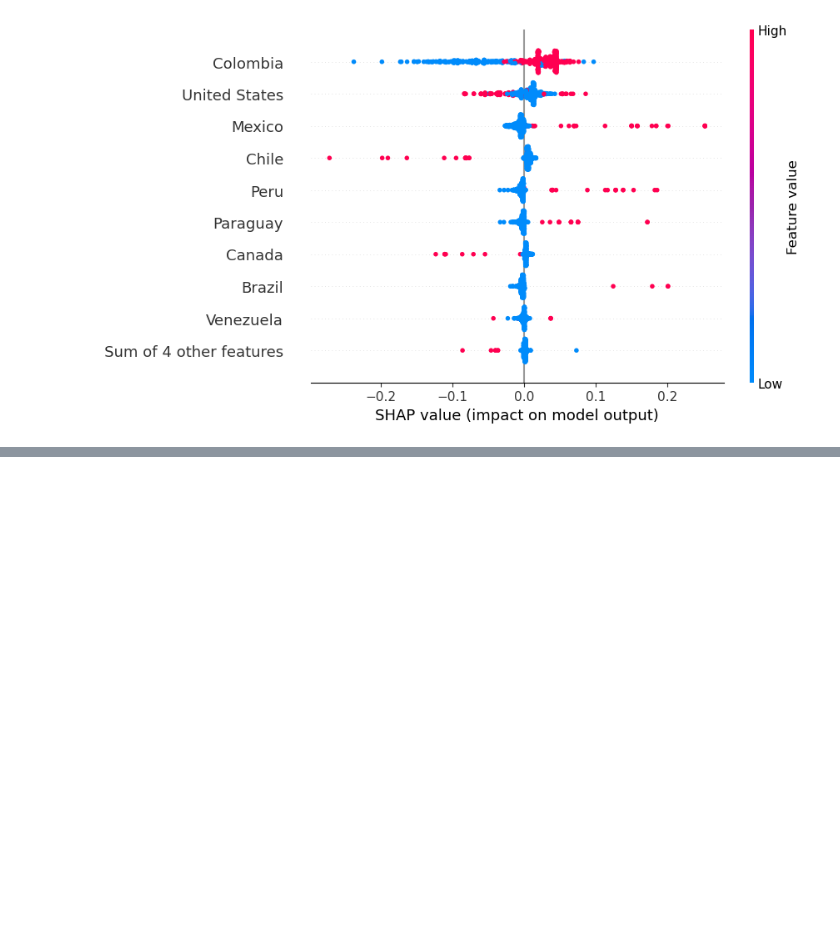
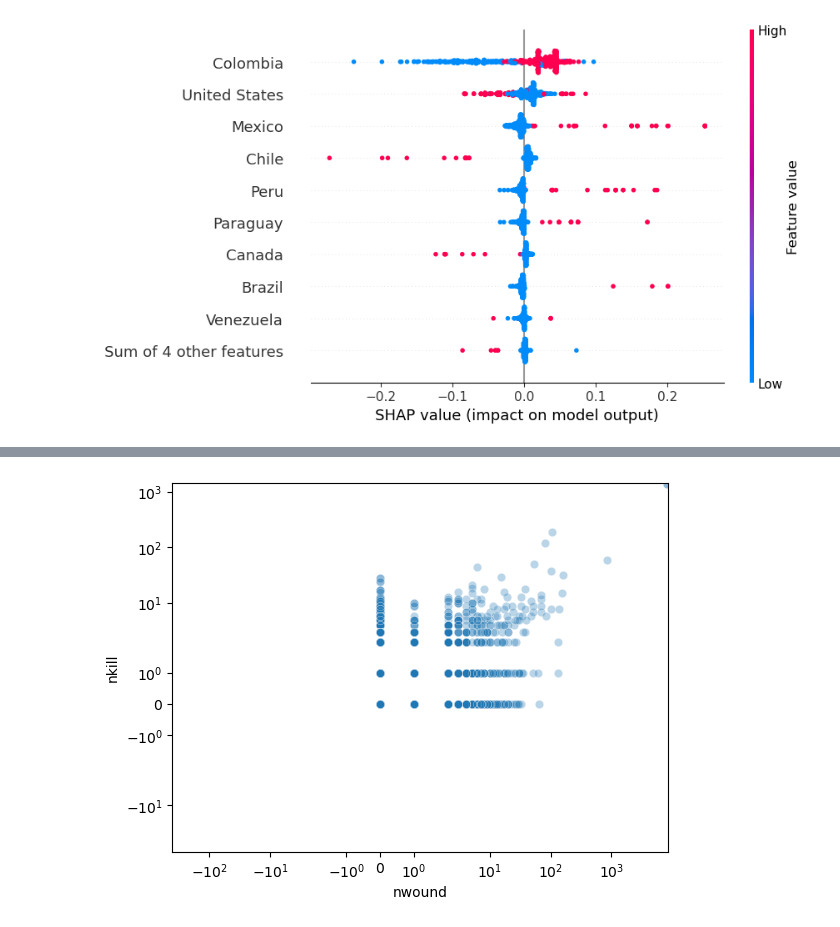
Before and after one commit to BrianFri/special_tool_case_study, a Jupyter notebook: shap.ipynb, the cells around one changed output, grey strips where cells are left out. Cells and saved outputs as stored; diff of their text form; code cells hidden in the pictures; blank space fills up the shorter version.

```diff
--- a/shap.ipynb
+++ b/shap.ipynb
@@ -127,0 +158,10 @@ print("Random forest test accuracy:", rf.score(X_test, y_test))
+# %%
+import seaborn as sns
+import matplotlib.pyplot as plt
+
+sns.scatterplot(data=df, x='nwound', y='nkill', alpha=0.3)
+plt.xscale('symlog')
+plt.yscale('symlog')
+plt.show()
+# %% [output]
+[figure, added]
```
Also changed, not shown: parts of 4 cells of this notebook.
